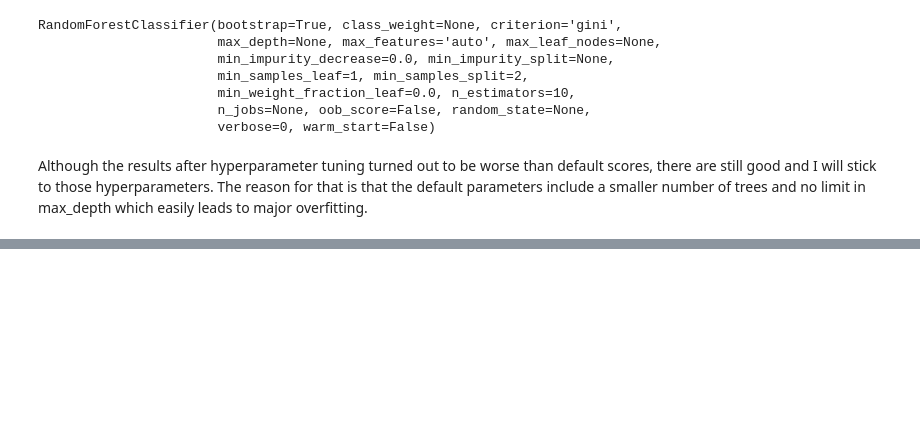
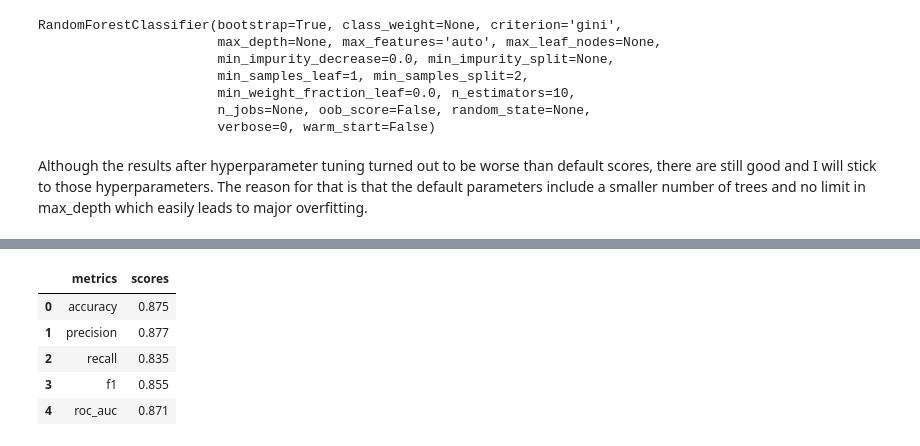
Before and after one commit to joanlenczuk/red_hat_project, a Jupyter notebook: modeling_red_hat.ipynb, the cells around one changed output, grey strips where cells are left out. Cells and saved outputs as stored; diff of their text form; code cells hidden in the pictures; blank space fills up the shorter version.

```diff
--- a/modeling_red_hat.ipynb
+++ b/modeling_red_hat.ipynb
@@ -448,0 +472,3 @@ Although the results after hyperparameter tuning turned out to be worse than def
+# %%
+metrics_train = evaluate_scores(y_train, y_train_pred)
+metrics_test = evaluate_scores(y_test, y_test_pred)
@@ -448,0 +478,9 @@ Although the results after hyperparameter tuning turned out to be worse than def
+# %%
+metrics_train
+# %% [output]
+|  | metrics | scores |
+| 0 | accuracy | 0.875 |
+| 1 | precision | 0.877 |
+| 2 | recall | 0.835 |
+| 3 | f1 | 0.855 |
+| 4 | roc_auc | 0.871 |
```
Also changed, not shown: parts of 29 cells of this notebook, 5 other files.
